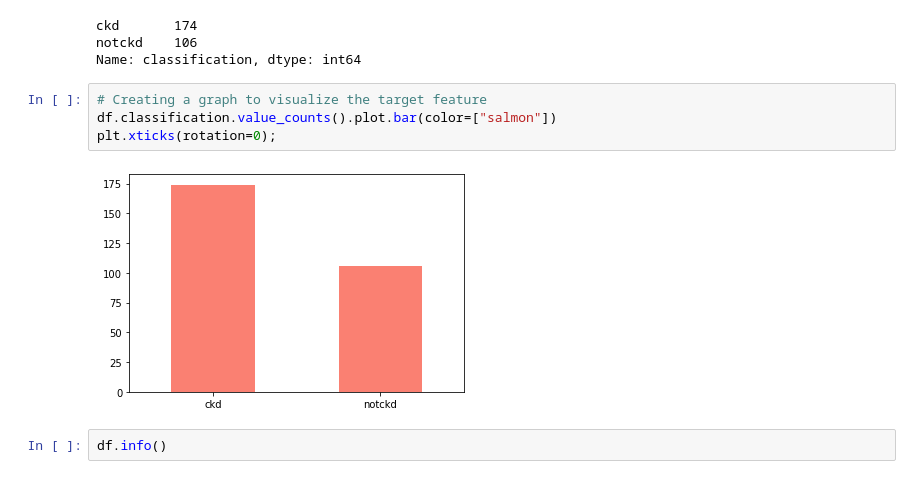
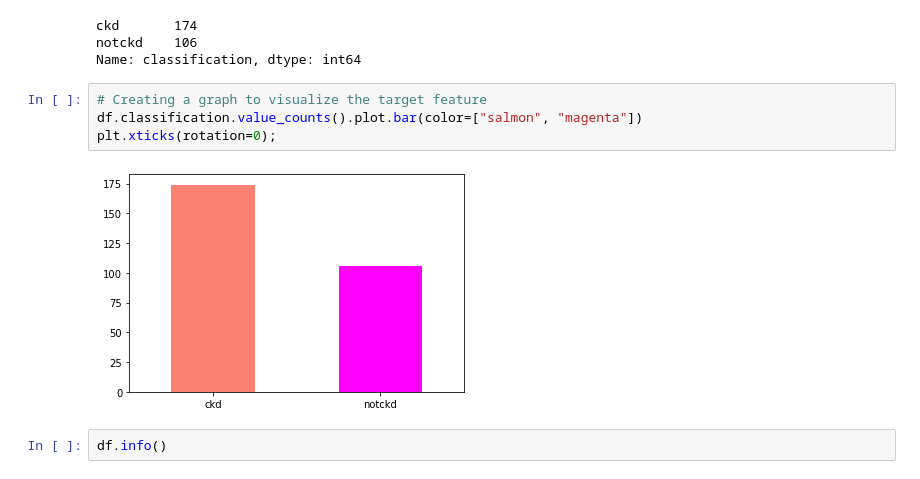
Before and after one commit to Tanishq-19/Chronic_Kidney_Disease_Predictor, a Jupyter notebook: Chronic-Kidney-Disease.ipynb, the cells around one changed output. Drawn from its saved outputs; the diff is of its cells as text.

```diff
--- a/Chronic-Kidney-Disease.ipynb
+++ b/Chronic-Kidney-Disease.ipynb
@@ -111,10 +111,10 @@ notckd    106
 Name: classification, dtype: int64
 # %%
 # Creating a graph to visualize the target feature
-df.classification.value_counts().plot.bar(color=["salmon"])
+df.classification.value_counts().plot.bar(color=["salmon", "magenta"])
 plt.xticks(rotation=0);
 # %% [output]
-[figure, old version]
+[figure, new version]
 # %%
 df.info()
 # %% [output]
```
Also changed, not shown: parts of 14 cells of this notebook.
